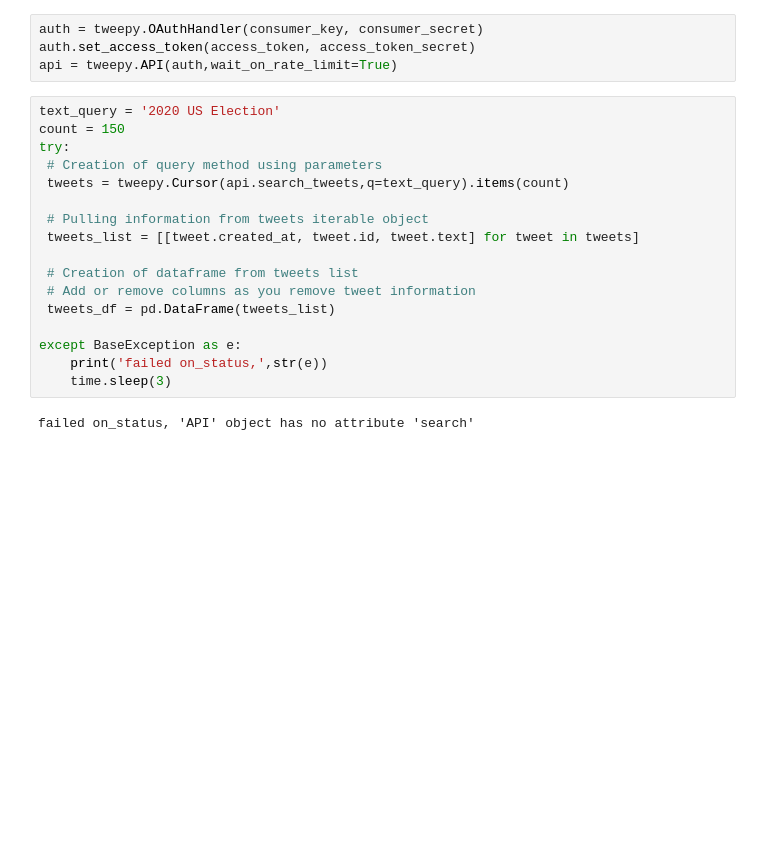
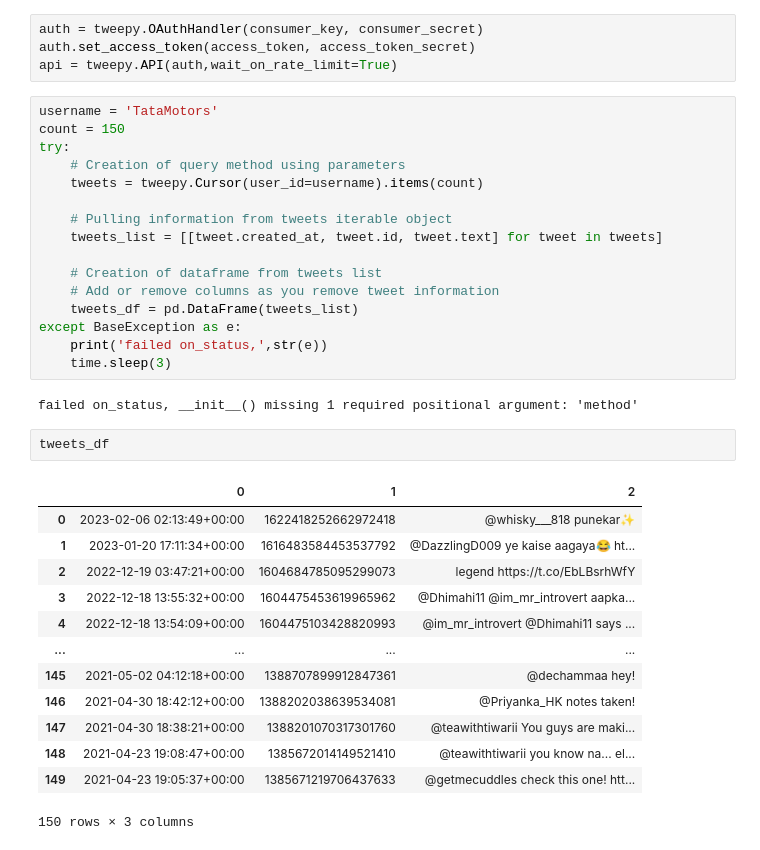
Before and after one commit to rithurajnambiar17/market-sense, a Jupyter notebook: notebooks/data-collection.ipynb, the cells around one changed output. Cells and saved outputs as stored; diff of their text form; blank space fills up the shorter version.

```diff
--- a/notebooks/data-collection.ipynb
+++ b/notebooks/data-collection.ipynb
@@ -49,21 +53,36 @@ auth = tweepy.OAuthHandler(consumer_key, consumer_secret)
 auth.set_access_token(access_token, access_token_secret)
 api = tweepy.API(auth,wait_on_rate_limit=True)
 # %%
-text_query = '2020 US Election'
+username = 'TataMotors'
 count = 150
 try:
- # Creation of query method using parameters
- tweets = tweepy.Cursor(api.search_tweets,q=text_query).items(count)
+    # Creation of query method using parameters
+    tweets = tweepy.Cursor(user_id=username).items(count)
 
- # Pulling information from tweets iterable object
- tweets_list = [[tweet.created_at, tweet.id, tweet.text] for tweet in tweets]
+    # Pulling information from tweets iterable object
+    tweets_list = [[tweet.created_at, tweet.id, tweet.text] for tweet in tweets]
 
- # Creation of dataframe from tweets list
- # Add or remove columns as you remove tweet information
- tweets_df = pd.DataFrame(tweets_list)
-
+    # Creation of dataframe from tweets list
+    # Add or remove columns as you remove tweet information
+    tweets_df = pd.DataFrame(tweets_list)
 except BaseException as e:
     print('failed on_status,',str(e))
     time.sleep(3)
 # %% [output]
-failed on_status, 'API' object has no attribute 'search'
+failed on_status, __init__() missing 1 required positional argument: 'method'
+# %%
+tweets_df
+# %% [output]
+|  | 0 | 1 | 2 |
+| 0 | 2023-02-06 02:13:49+00:00 | 1622418252662972418 | @whisky___818 punekar✨ |
+| 1 | 2023-01-20 17:11:34+00:00 | 1616483584453537792 | @DazzlingD009 ye kaise aagaya😂 ht... |
+| 2 | 2022-12-19 03:47:21+00:00 | 1604684785095299073 | legend https://t.co/EbLBsrhWfY |
+| 3 | 2022-12-18 13:55:32+00:00 | 1604475453619965962 | @Dhimahi11 @im_mr_introvert aapka... |
+| 4 | 2022-12-18 13:54:09+00:00 | 1604475103428820993 | @im_mr_introvert @Dhimahi11 says ... |
+| ... | ... | ... | ... |
+| 145 | 2021-05-02 04:12:18+00:00 | 1388707899912847361 | @dechammaa hey! |
+| 146 | 2021-04-30 18:42:12+00:00 | 1388202038639534081 | @Priyanka_HK notes taken! |
+| 147 | 2021-04-30 18:38:21+00:00 | 1388201070317301760 | @teawithtiwarii You guys are maki... |
+| 148 | 2021-04-23 19:08:47+00:00 | 1385672014149521410 | @teawithtiwarii you know na... el... |
+| 149 | 2021-04-23 19:05:37+00:00 | 1385671219706437633 | @getmecuddles check this one! htt... |
+150 rows × 3 columns
```
Also changed, not shown: parts of 2 cells of this notebook.
